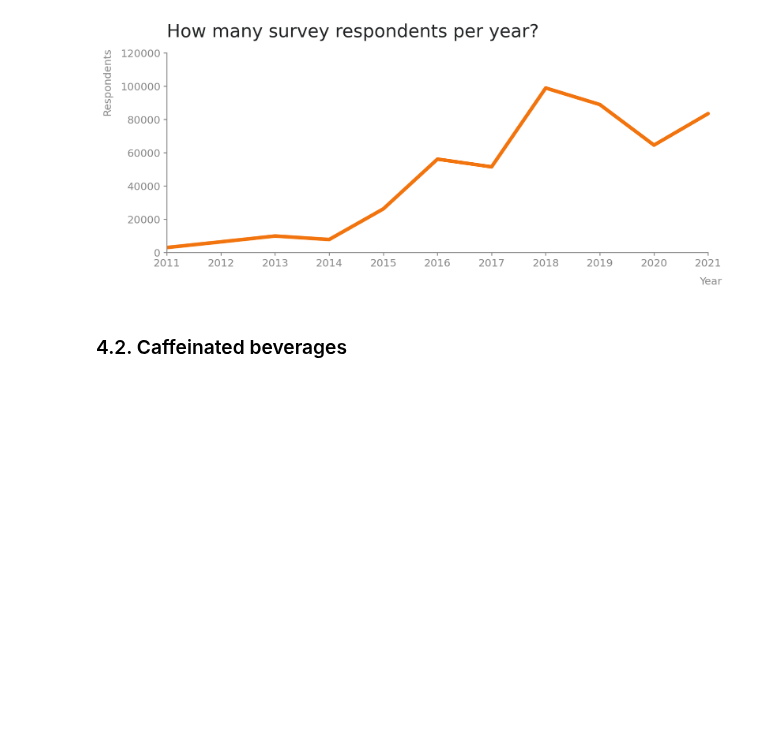
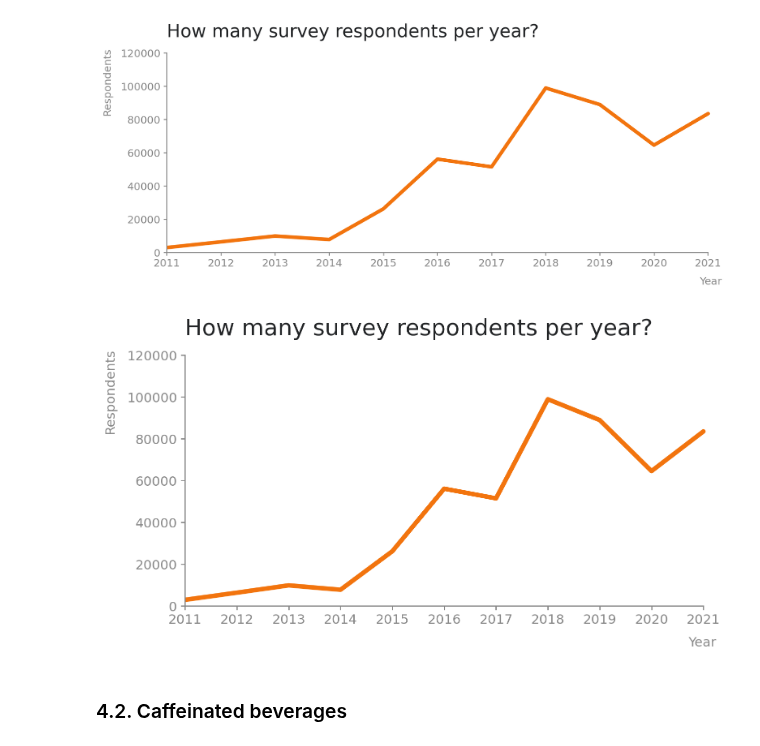
Before and after one commit to gabrieltempass/stack-overflow-survey, a Jupyter notebook: stack_overflow_surveys.ipynb, the cells around one changed output. Saved outputs shown, nothing was run; the diff lists cells and outputs as text; code cells hidden in the pictures; blank space fills up the shorter version.

```diff
--- a/stack_overflow_surveys.ipynb
+++ b/stack_overflow_surveys.ipynb
@@ -609,6 +609,16 @@ fig1 = plot_line(q1_x,
                  figsize=(10, 4.5))
 # %% [output]
 [figure]
+# %%
+fig1 = plot_line(q1_x,
+                 q1_y,
+                 t1,
+                 xlabel='Year',
+                 ylabel='Respondents',
+                 xlim=(2011, 2021),
+                 ylim=(0, 120000))
+# %% [output]
+[figure, added]
 # %% [markdown]
 ### 4.2. Caffeinated beverages
 # %%
```
Also changed, not shown: parts of 2 cells of this notebook, 2 other files.
